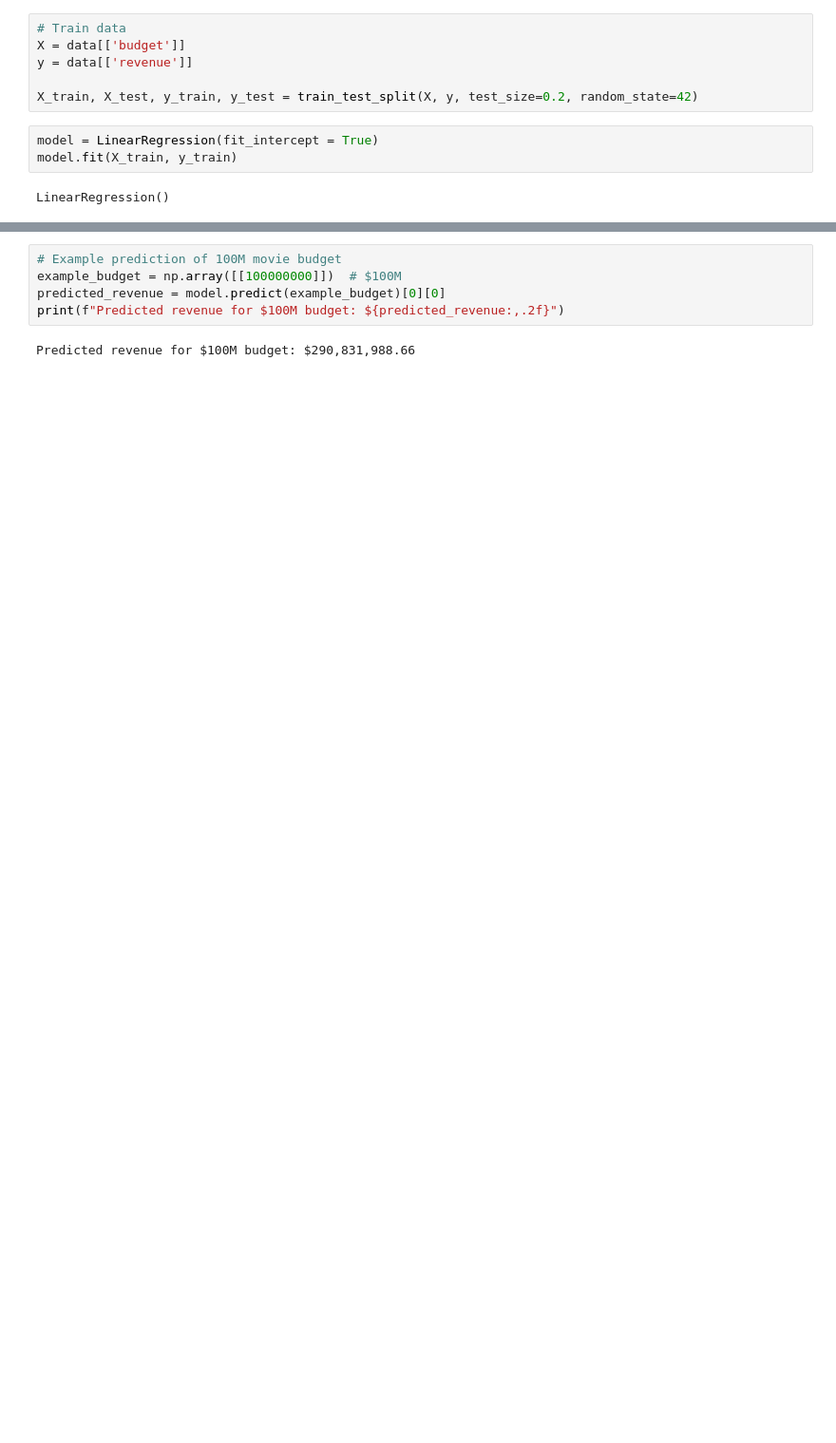
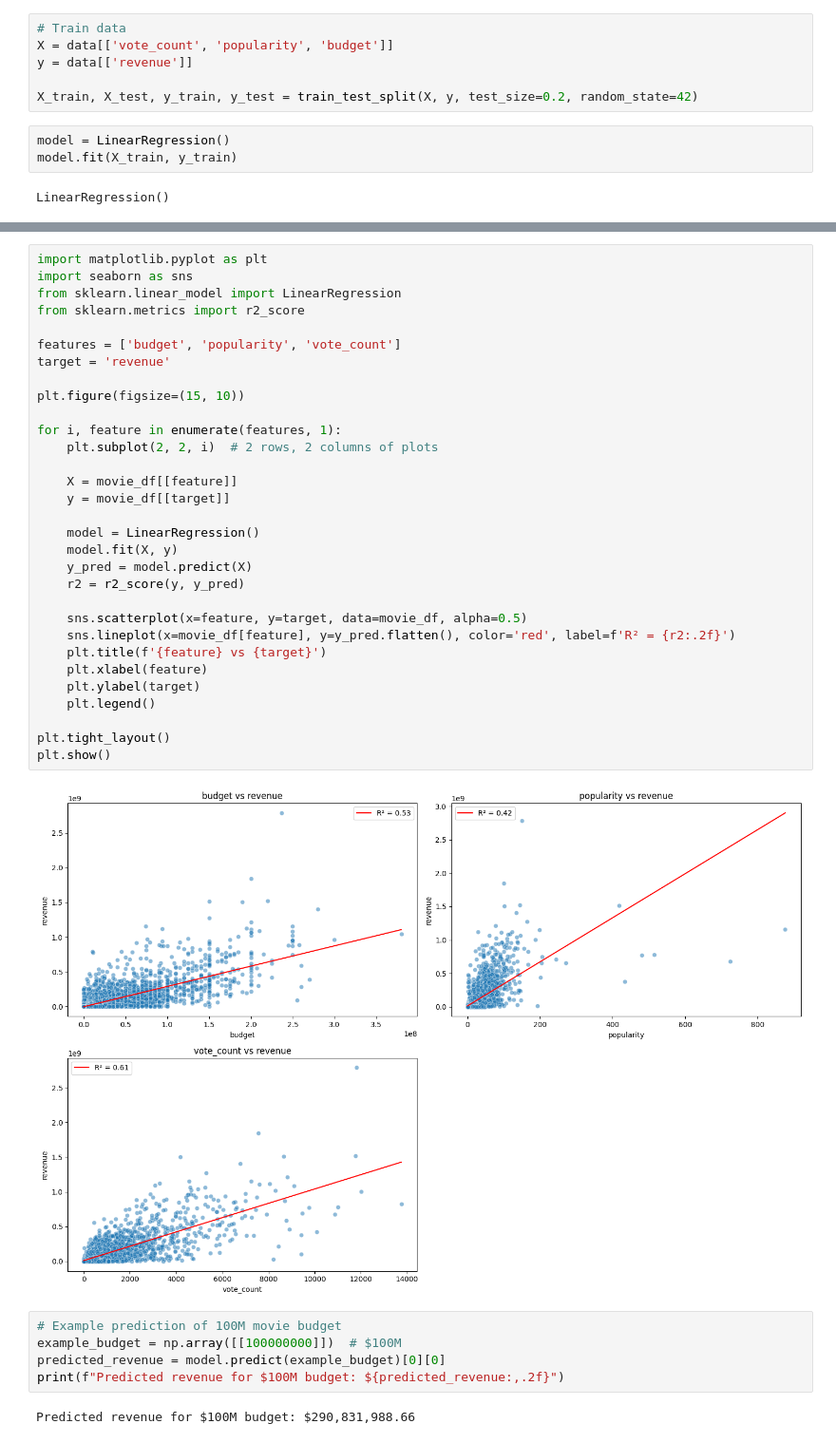
Before and after one commit to seminala/movie-regression, a Jupyter notebook: regression.ipynb, the cells around one changed output, grey strips where cells are left out. Shown: that part at 95% size. Cells and saved outputs as stored; diff of their text form; blank space fills up the shorter version.

Commit message:
Updated regression to MLR and the corresponding Streamlit App

```diff
--- a/regression.ipynb
+++ b/regression.ipynb
@@ -53,11 +130,11 @@ plt.show()
 # %%
 # Train data
-X = data[['budget']]
+X = data[['vote_count', 'popularity', 'budget']]
 y = data[['revenue']]
 
 X_train, X_test, y_train, y_test = train_test_split(X, y, test_size=0.2, random_state=42)
 # %%
-model = LinearRegression(fit_intercept = True)
+model = LinearRegression()
 model.fit(X_train, y_train)
 # %% [output]
 LinearRegression()
@@ -98,3 +163,36 @@ plt.show()
+# %%
+import matplotlib.pyplot as plt
+import seaborn as sns
+from sklearn.linear_model import LinearRegression
+from sklearn.metrics import r2_score
+
+features = ['budget', 'popularity', 'vote_count']
+target = 'revenue'
+
+plt.figure(figsize=(15, 10))
+
+for i, feature in enumerate(features, 1):
+    plt.subplot(2, 2, i)  # 2 rows, 2 columns of plots
+
+    X = movie_df[[feature]]
+    y = movie_df[[target]]
+
+    model = LinearRegression()
+    model.fit(X, y)
+    y_pred = model.predict(X)
+    r2 = r2_score(y, y_pred)
+
+    sns.scatterplot(x=feature, y=target, data=movie_df, alpha=0.5)
+    sns.lineplot(x=movie_df[feature], y=y_pred.flatten(), color='red', label=f'R² = {r2:.2f}')
+    plt.title(f'{feature} vs {target}')
+    plt.xlabel(feature)
+    plt.ylabel(target)
+    plt.legend()
+
+plt.tight_layout()
+plt.show()
+# %% [output]
+[figure, added]
 # %%
 # Example prediction of 100M movie budget
 example_budget = np.array([[100000000]])  # $100M
```
Also changed, not shown: parts of 10 cells of this notebook, 2 other files.
